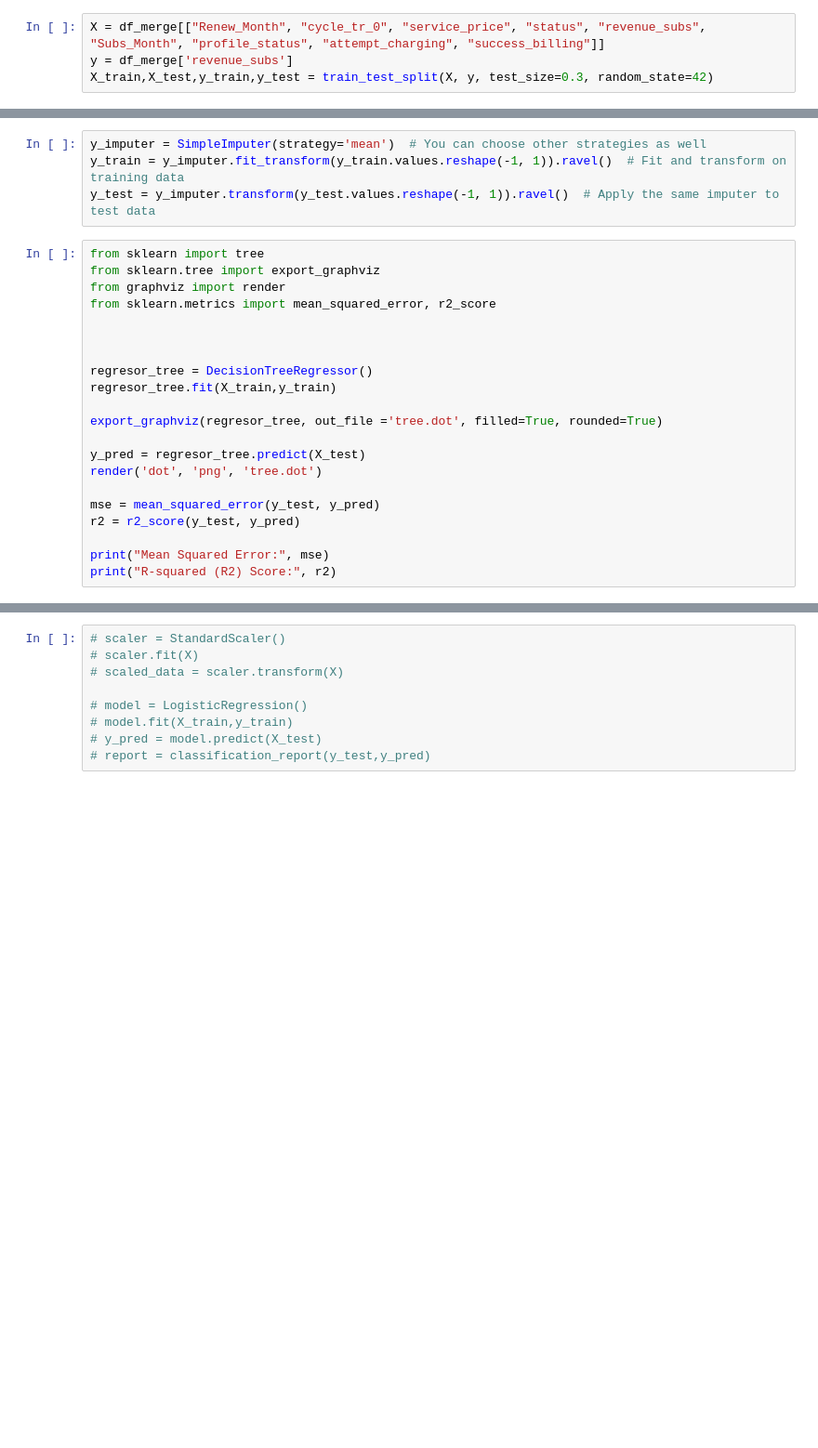
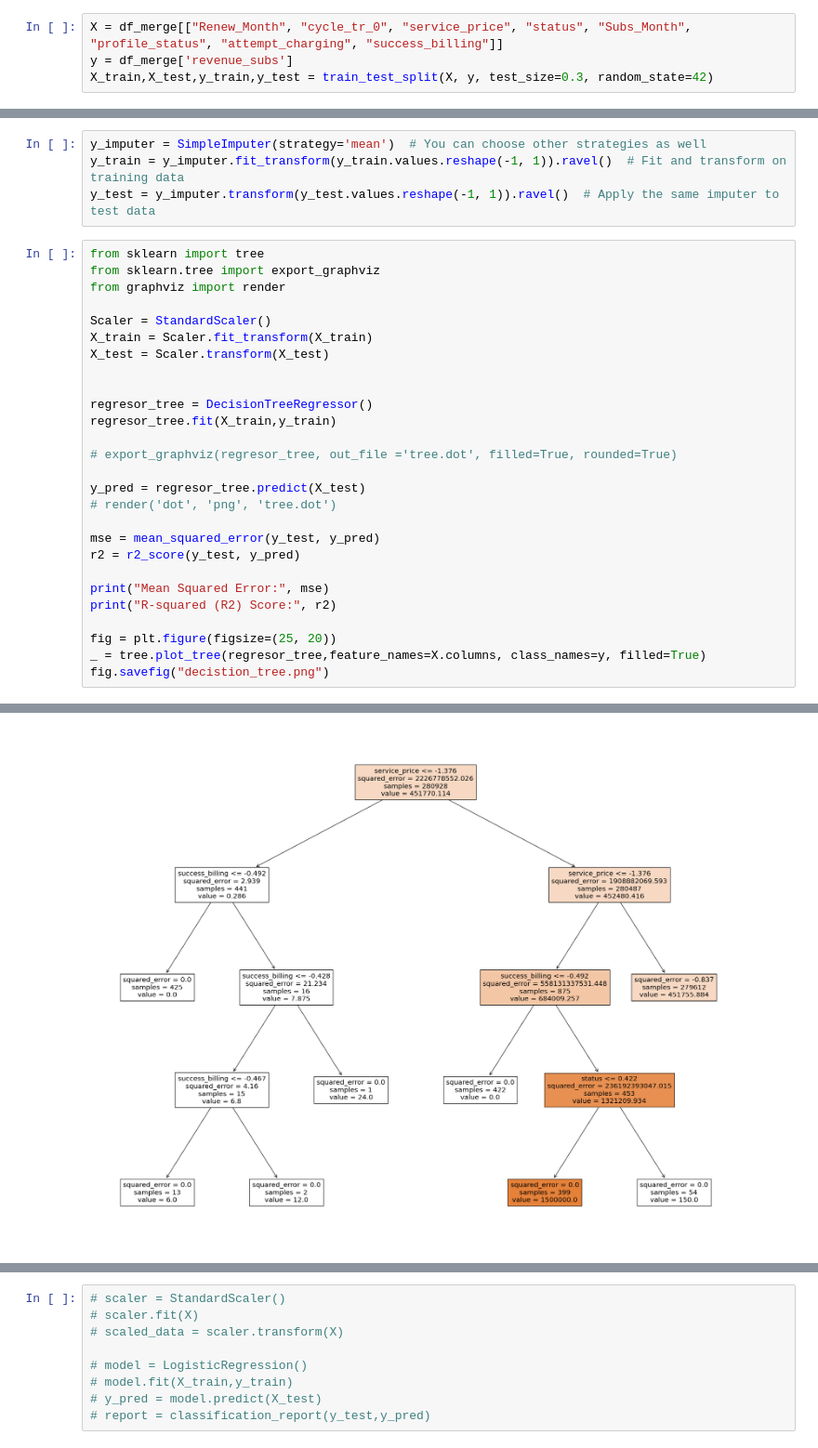
Before and after one commit to TaigahG/FODS-FinalProject, a Jupyter notebook: models.ipynb, the cells around one changed output, grey strips where cells are left out. Shown at 93% size. Drawn from its saved outputs; the diff is of its cells as text; blank space fills up the shorter version.

```diff
--- a/models.ipynb
+++ b/models.ipynb
@@ -403,6 +385,6 @@ df_merge['revenue_subs'] = imputer.transform(df_merge[['revenue_subs']])
 df_merge['unsubs_date'] = df_merge['unsubs_date'].astype(object)
 df_merge['subs_date'] = df_merge['unsubs_date'].astype(object)
 # %%
-X = df_merge[["Renew_Month", "cycle_tr_0", "service_price", "status", "revenue_subs", "Subs_Month", "profile_status", "attempt_charging", "success_billing"]]
+X = df_merge[["Renew_Month", "cycle_tr_0", "service_price", "status", "Subs_Month", "profile_status", "attempt_charging", "success_billing"]]
 y = df_merge['revenue_subs']
 X_train,X_test,y_train,y_test = train_test_split(X, y, test_size=0.3, random_state=42)
@@ -424,26 +409,33 @@ y_test = y_imputer.transform(y_test.values.reshape(-1, 1)).ravel()  # Apply the
 # %%
 from sklearn import tree
 from sklearn.tree import export_graphviz
 from graphviz import render
-from sklearn.metrics import mean_squared_error, r2_score
 
+Scaler = StandardScaler()
+X_train = Scaler.fit_transform(X_train)
+X_test = Scaler.transform(X_test)
 
 
 regresor_tree = DecisionTreeRegressor()
 regresor_tree.fit(X_train,y_train)
 
-export_graphviz(regresor_tree, out_file ='tree.dot', filled=True, rounded=True)
+# export_graphviz(regresor_tree, out_file ='tree.dot', filled=True, rounded=True)
 
 y_pred = regresor_tree.predict(X_test)
-render('dot', 'png', 'tree.dot')
+# render('dot', 'png', 'tree.dot')
 
 mse = mean_squared_error(y_test, y_pred)
 r2 = r2_score(y_test, y_pred)
 
 print("Mean Squared Error:", mse)
 print("R-squared (R2) Score:", r2)
+
+fig = plt.figure(figsize=(25, 20))
+_ = tree.plot_tree(regresor_tree,feature_names=X.columns, class_names=y, filled=True)
+fig.savefig("decistion_tree.png")
 # %% [output]
 Mean Squared Error: 4.9583761370651776e-12
 R-squared (R2) Score: 1.0
+[figure, added]
 # %%
 from sklearn.ensemble import RandomForestRegressor
```
Also changed, not shown: parts of 13 cells of this notebook.
